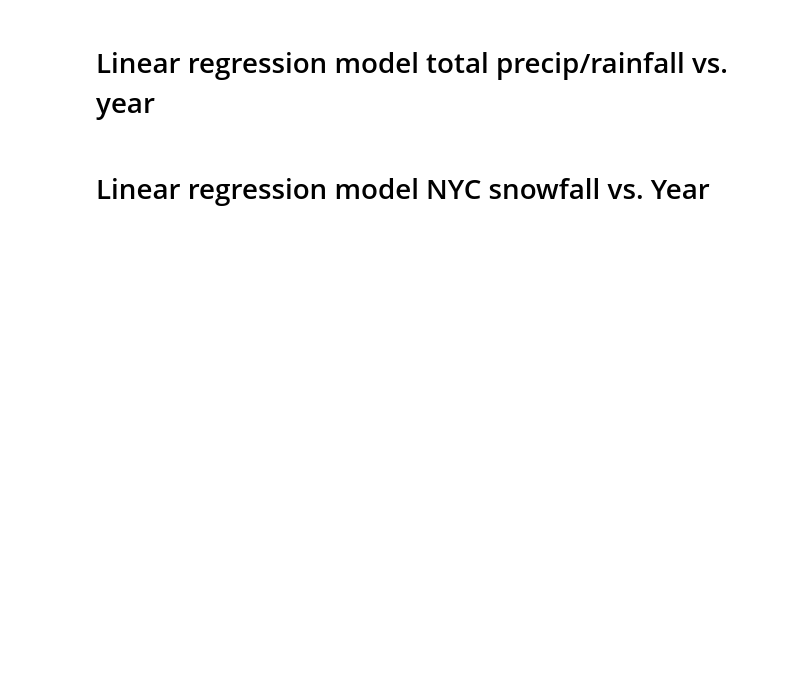
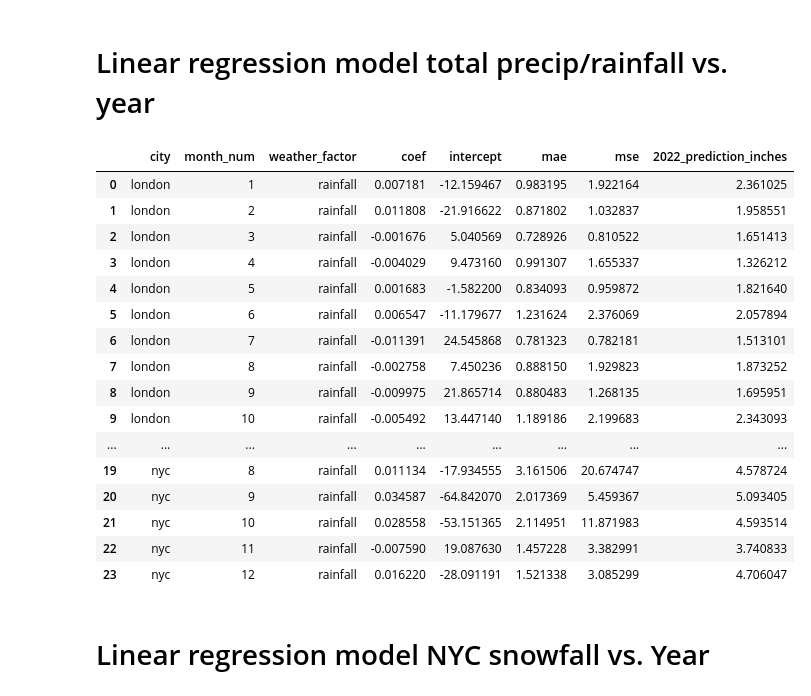
Before and after one commit to js816/New_York_-_London_Weather_Predictions, a Jupyter notebook: Linear_regression_model_weather_final.ipynb, the cells around one changed output. Cells and saved outputs as stored; diff of their text form; code cells hidden in the pictures; blank space fills up the shorter version.

```diff
--- a/Linear_regression_model_weather_final.ipynb
+++ b/Linear_regression_model_weather_final.ipynb
@@ -145,6 +166,27 @@ total_rainfall_model_df = pd.DataFrame(total_rainfall_model_outputs)
 
 # Adding the predictions to the high temp DataFrame
 total_rainfall_model_df['2022_prediction_inches'] = (2022 * total_rainfall_model_df['coef']) + total_rainfall_model_df['intercept']
+# %%
+# Displaying DataFrame to show our MSE metric
+total_rainfall_model_df
+# %% [output]
+|  | city | month_num | weather_factor | coef | intercept | mae | mse | 2022_prediction_inches |
+| 0 | london | 1 | rainfall | 0.007181 | -12.159467 | 0.983195 | 1.922164 | 2.361025 |
+| 1 | london | 2 | rainfall | 0.011808 | -21.916622 | 0.871802 | 1.032837 | 1.958551 |
+| 2 | london | 3 | rainfall | -0.001676 | 5.040569 | 0.728926 | 0.810522 | 1.651413 |
+| 3 | london | 4 | rainfall | -0.004029 | 9.473160 | 0.991307 | 1.655337 | 1.326212 |
+| 4 | london | 5 | rainfall | 0.001683 | -1.582200 | 0.834093 | 0.959872 | 1.821640 |
+| 5 | london | 6 | rainfall | 0.006547 | -11.179677 | 1.231624 | 2.376069 | 2.057894 |
+| 6 | london | 7 | rainfall | -0.011391 | 24.545868 | 0.781323 | 0.782181 | 1.513101 |
+| 7 | london | 8 | rainfall | -0.002758 | 7.450236 | 0.888150 | 1.929823 | 1.873252 |
+| 8 | london | 9 | rainfall | -0.009975 | 21.865714 | 0.880483 | 1.268135 | 1.695951 |
+| 9 | london | 10 | rainfall | -0.005492 | 13.447140 | 1.189186 | 2.199683 | 2.343093 |
+| ... | ... | ... | ... | ... | ... | ... | ... | ... |
+| 19 | nyc | 8 | rainfall | 0.011134 | -17.934555 | 3.161506 | 20.674747 | 4.578724 |
+| 20 | nyc | 9 | rainfall | 0.034587 | -64.842070 | 2.017369 | 5.459367 | 5.093405 |
+| 21 | nyc | 10 | rainfall | 0.028558 | -53.151365 | 2.114951 | 11.871983 | 4.593514 |
+| 22 | nyc | 11 | rainfall | -0.007590 | 19.087630 | 1.457228 | 3.382991 | 3.740833 |
+| 23 | nyc | 12 | rainfall | 0.016220 | -28.091191 | 1.521338 | 3.085299 | 4.706047 |
 # %% [markdown]
 # Linear regression model NYC snowfall vs. Year
 # %%
```
Also changed, not shown: parts of 6 cells of this notebook, 2 other files.
